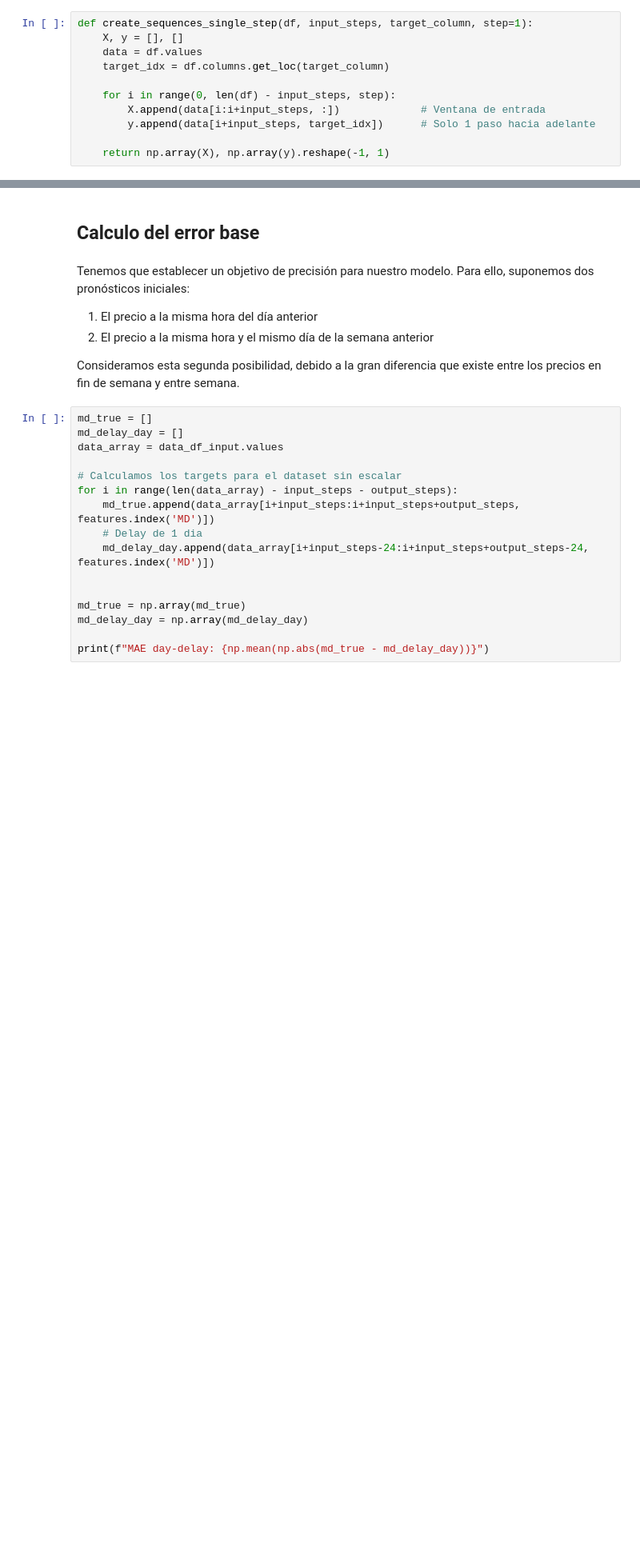
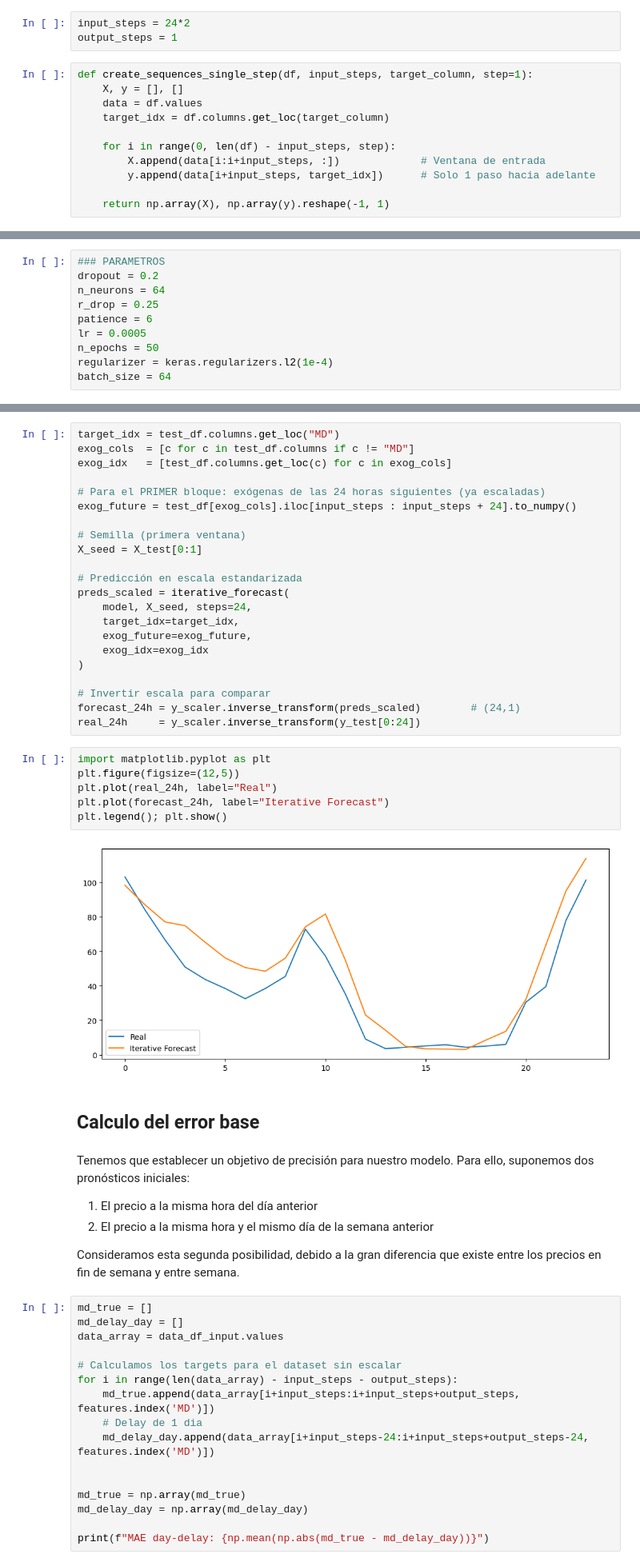
Before and after one commit to JaimeNavs9/proyecto_prediccion_MD, a Jupyter notebook: modelo_pasado.ipynb, the cells around one changed output, grey strips where cells are left out. Shown at 80% size. Saved outputs shown, nothing was run; the diff lists cells and outputs as text; blank space fills up the shorter version.

```diff
--- a/modelo_pasado.ipynb
+++ b/modelo_pasado.ipynb
@@ -218,6 +268,9 @@ MAE : 14.801
 ## Parte 2: 1 output step y forecast iterativo
 # %% [markdown]
 ### Preparación de datos
+# %%
+input_steps = 24*2
+output_steps = 1
 # %%
 def create_sequences_single_step(df, input_steps, target_column, step=1):
     X, y = [], []
@@ -295,0 +297,10 @@ Setting an item of incompatible dtype is deprecated and will raise in a future e
+# %%
+### PARAMETROS
+dropout = 0.2
+n_neurons = 64
+r_drop = 0.25
+patience = 6
+lr = 0.0005
+n_epochs = 50
+regularizer = keras.regularizers.l2(1e-4)
+batch_size = 64
@@ -296,3 +412,33 @@ Setting an item of incompatible dtype is deprecated and will raise in a future e
+# %%
+target_idx = test_df.columns.get_loc("MD")
+exog_cols  = [c for c in test_df.columns if c != "MD"]
+exog_idx   = [test_df.columns.get_loc(c) for c in exog_cols]
+
+# Para el PRIMER bloque: exógenas de las 24 horas siguientes (ya escaladas)
+exog_future = test_df[exog_cols].iloc[input_steps : input_steps + 24].to_numpy()
+
+# Semilla (primera ventana)
+X_seed = X_test[0:1]
+
+# Predicción en escala estandarizada
+preds_scaled = iterative_forecast(
+    model, X_seed, steps=24,
+    target_idx=target_idx,
+    exog_future=exog_future,
+    exog_idx=exog_idx
+)
+
+# Invertir escala para comparar
+forecast_24h = y_scaler.inverse_transform(preds_scaled)        # (24,1)
+real_24h     = y_scaler.inverse_transform(y_test[0:24])
+# %%
+import matplotlib.pyplot as plt
+plt.figure(figsize=(12,5))
+plt.plot(real_24h, label="Real")
+plt.plot(forecast_24h, label="Iterative Forecast")
+plt.legend(); plt.show()
+# %% [output]
+[figure, added]
 # %% [markdown]
 ## Calculo del error base
 # %% [markdown]
```
Also changed, not shown: parts of 15 cells of this notebook, 4 other files.
